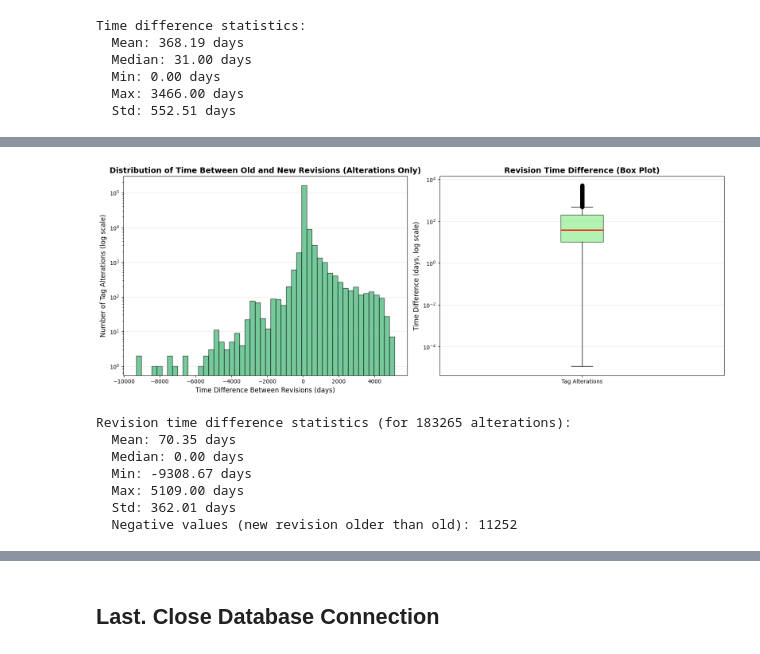
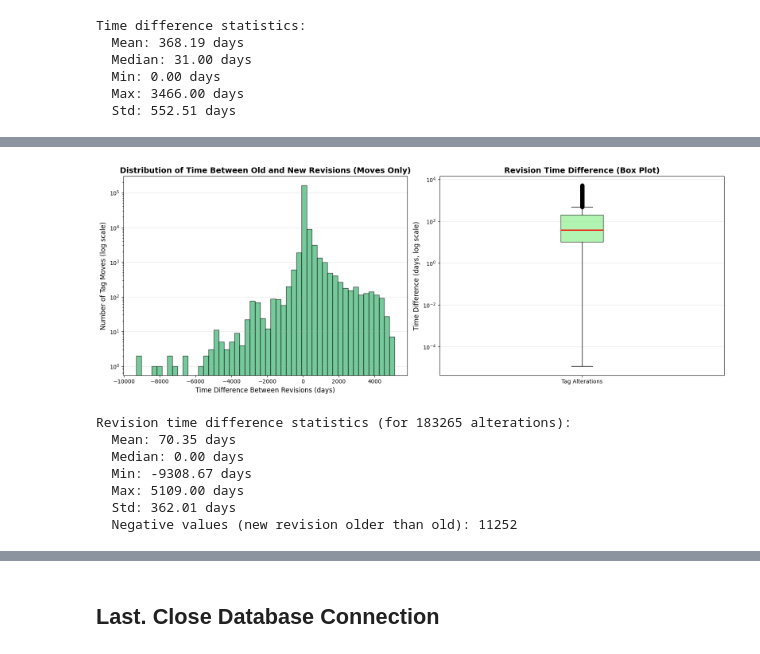
Before and after one commit to srapaport/tags-alterations, a Jupyter notebook: notebooks/analyze_tags.ipynb, the cells around one changed output, grey strips where cells are left out. Saved outputs shown, nothing was run; the diff lists cells and outputs as text; code cells hidden in the pictures.

```diff
--- a/notebooks/analyze_tags.ipynb
+++ b/notebooks/analyze_tags.ipynb
@@ -62,6 +63,26 @@ df['delta'] = np.where(
     0,
     (df['min_delta'] - df['old_snap_timestamp']).dt.days
 )
+# %%
+def categorize_platform(origin_url):
+    if pd.isna(origin_url):
+        return 'Other'
+    if re.match(r'^https?://[^/]*github\.com', origin_url):
+        return 'GitHub'
+    elif re.match(r'^https?://[^/]*gitlab\.', origin_url):
+        return 'GitLab'
+    elif re.match(r'^https?://android\.googlesource\.com', origin_url):
+        return 'Android'
+    elif re.match(r'^https?://[^/]*bitbucket\.', origin_url):
+        return 'BitBucket'
+    elif re.match(r'^https?://[^/]*codeberg\.', origin_url):
+        return 'Codeberg'
+    elif re.match(r'^https?://[^/]*git\.sr\.ht', origin_url):
+        return 'SourceHut'
+    else:
+        return 'Other'
+
+df['platform'] = df['origin_url'].apply(categorize_platform)
 # %%
 df.sample(5)
 # %% [output]
@@ -74,5 +95,5 @@ df.sample(5)
 # %%
-with open('../data/full_2025-05.pkl', 'wb') as f:
+with open('../data/full_2025-10.pkl', 'wb') as f:
     pickle.dump(df, f)
 # %% [markdown]
 ## 3. Explore the DataFrame
@@ -148,3 +169,9 @@ Amount of inconsistencies in Android: 70
 Amount of inconsistencies in BitBucket: 4159
 Amount of inconsistencies in Codeberg: 196
 Amount of inconsistencies in SourceHut: 52
+# %%
+tag_alterations['platform'] = tag_alterations['origin_url'].apply(categorize_platform)
+tag_deletions['platform'] = tag_deletions['origin_url'].apply(categorize_platform)
+
+print("Platform distribution:")
+print(df['platform'].value_counts())
@@ -456,36 +740,36 @@ tag_alterations['rev_time_diff_days'] = (tag_alterations['new_rev_timestamp'] -
 fig, (ax1, ax2) = plt.subplots(1, 2, figsize=(16, 6))
 
 rev_time_diffs = tag_alterations['rev_time_diff_days'].dropna()
 ax1.hist(rev_time_diffs, bins=50, alpha=0.7, color='mediumseagreen', edgecolor='black')
 ax1.set_xlabel('Time Difference Between Revisions (days)', fontsize=12)
-ax1.set_ylabel('Number of Tag Alterations (log scale)', fontsize=12)
-ax1.set_title('Distribution of Time Between Old and New Revisions (Alterations Only)', fontsize=14, fontweight='bold')
+ax1.set_ylabel('Number of Tag Moves (log scale)', fontsize=12)
+ax1.set_title('Distribution of Time Between Old and New Revisions (Moves Only)', fontsize=14, fontweight='bold')
 ax1.grid(True, alpha=0.3, axis='y')
 ax1.set_yscale('log')
 
 positive_rev_diffs = rev_time_diffs[rev_time_diffs > 0]
 if len(positive_rev_diffs) > 0:
     ax2.boxplot([positive_rev_diffs], vert=True, patch_artist=True,
                 boxprops=dict(facecolor='lightgreen', alpha=0.7),
                 medianprops=dict(color='red', linewidth=2))
     ax2.set_ylabel('Time Difference (days, log scale)', fontsize=12)
     ax2.set_title('Revision Time Difference (Box Plot)', fontsize=14, fontweight='bold')
     ax2.set_yscale('log')
     ax2.grid(True, alpha=0.3, axis='y')
     ax2.set_xticklabels(['Tag Alterations'])
 
 plt.tight_layout()
 plt.show()
 
 print(f"Revision time difference statistics (for {len(tag_alterations)} alterations):")
 print(f"  Mean: {rev_time_diffs.mean():.2f} days")
 print(f"  Median: {rev_time_diffs.median():.2f} days")
 print(f"  Min: {rev_time_diffs.min():.2f} days")
 print(f"  Max: {rev_time_diffs.max():.2f} days")
 print(f"  Std: {rev_time_diffs.std():.2f} days")
 print(f"  Negative values (new revision older than old): {len(rev_time_diffs[rev_time_diffs < 0])}")
 # %% [output]
-[figure, old version]
+[figure, new version]
 Revision time difference statistics (for 183265 alterations):
   Mean: 70.35 days
   Median: 0.00 days
```
Also changed, not shown: parts of 20 cells of this notebook.
